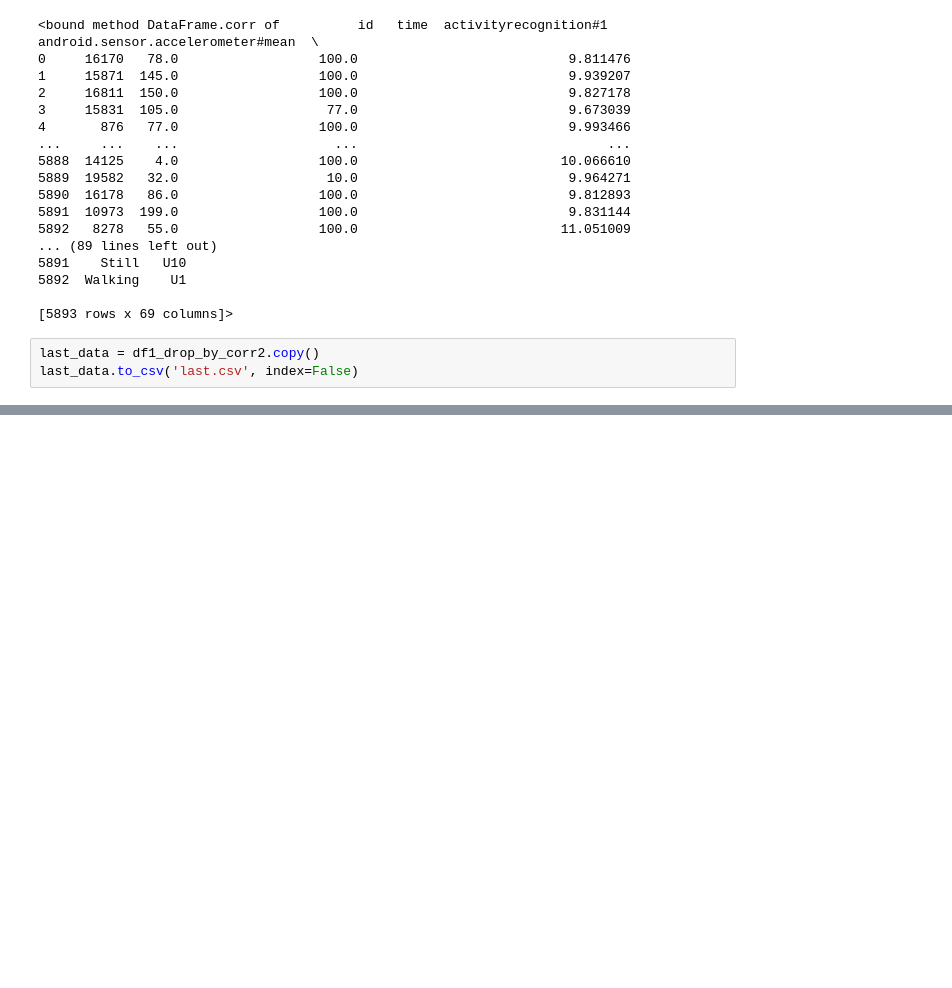
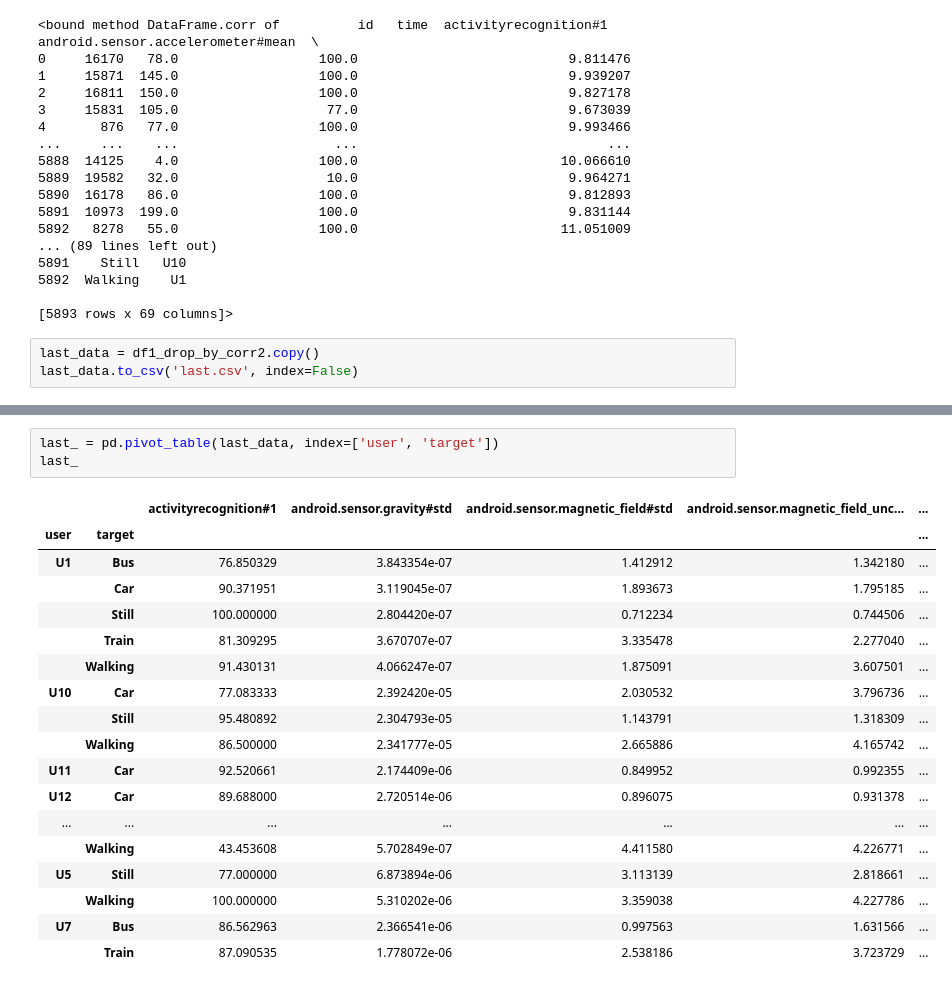
Before and after one commit to fayyoz24/Build_week2, a Jupyter notebook: eda.ipynb, the cells around one changed output, grey strips where cells are left out. Saved outputs shown, nothing was run; the diff lists cells and outputs as text; blank space fills up the shorter version.

```diff
--- a/eda.ipynb
+++ b/eda.ipynb
@@ -470,0 +492,22 @@ last_data.to_csv('last.csv', index=False)
+# %%
+last_ = pd.pivot_table(last_data, index=['user', 'target'])
+last_
+# %% [output]
+|  |  | activityrecognition#1 | android.sensor.gravity#std | android.sensor.magnetic_field#std | android.sensor.magnetic_field_unc... | ... |
+| user | target |  |  |  |  | ... |
+| U1 | Bus | 76.850329 | 3.843354e-07 | 1.412912 | 1.342180 | ... |
+|  | Car | 90.371951 | 3.119045e-07 | 1.893673 | 1.795185 | ... |
+|  | Still | 100.000000 | 2.804420e-07 | 0.712234 | 0.744506 | ... |
+|  | Train | 81.309295 | 3.670707e-07 | 3.335478 | 2.277040 | ... |
+|  | Walking | 91.430131 | 4.066247e-07 | 1.875091 | 3.607501 | ... |
+| U10 | Car | 77.083333 | 2.392420e-05 | 2.030532 | 3.796736 | ... |
+|  | Still | 95.480892 | 2.304793e-05 | 1.143791 | 1.318309 | ... |
+|  | Walking | 86.500000 | 2.341777e-05 | 2.665886 | 4.165742 | ... |
+| U11 | Car | 92.520661 | 2.174409e-06 | 0.849952 | 0.992355 | ... |
+| U12 | Car | 89.688000 | 2.720514e-06 | 0.896075 | 0.931378 | ... |
+| ... | ... | ... | ... | ... | ... | ... |
+|  | Walking | 43.453608 | 5.702849e-07 | 4.411580 | 4.226771 | ... |
+| U5 | Still | 77.000000 | 6.873894e-06 | 3.113139 | 2.818661 | ... |
+|  | Walking | 100.000000 | 5.310202e-06 | 3.359038 | 4.227786 | ... |
+| U7 | Bus | 86.562963 | 2.366541e-06 | 0.997563 | 1.631566 | ... |
+|  | Train | 87.090535 | 1.778072e-06 | 2.538186 | 3.723729 | ... |
```
Also changed, not shown: parts of 7 cells of this notebook, 2 other files.
